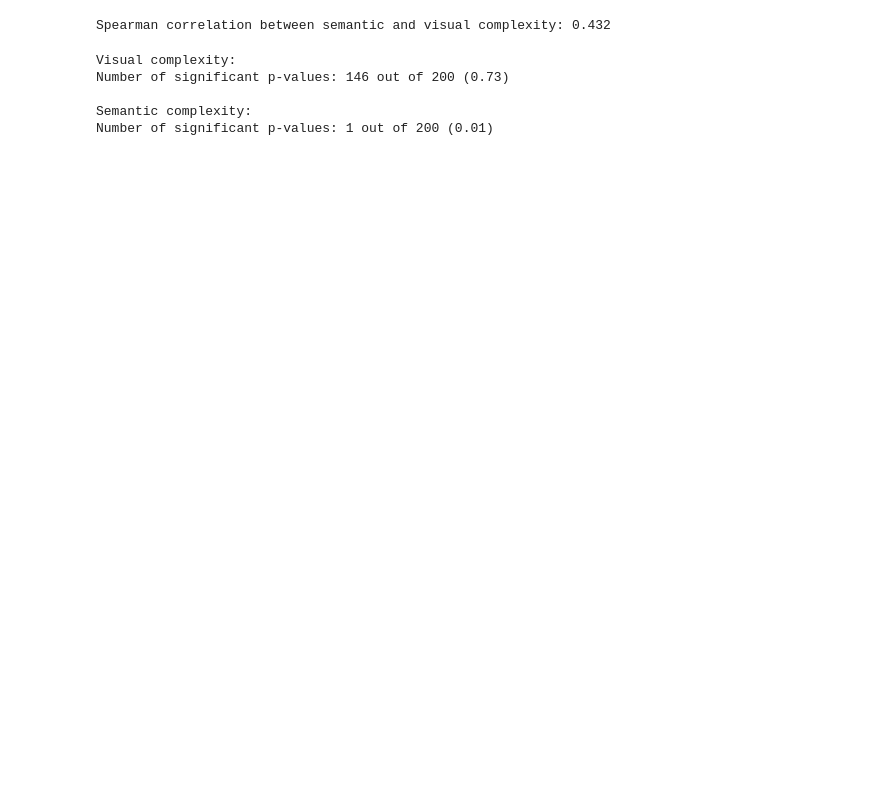
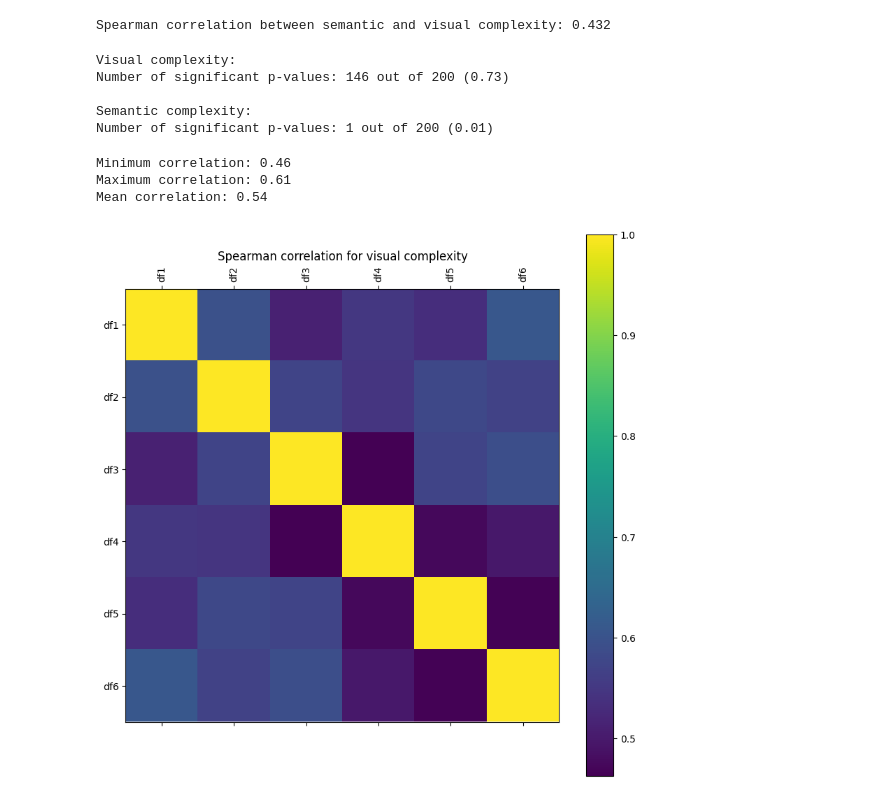
Before and after one commit to KarahanS/Visual-Genome-Python-Driver, a Jupyter notebook: notebooks/experiment/data/data_reader.ipynb, the cells around one changed output. Drawn from its saved outputs; the diff is of its cells as text; code cells hidden in the pictures; blank space fills up the shorter version.

```diff
--- a/notebooks/experiment/data/data_reader.ipynb
+++ b/notebooks/experiment/data/data_reader.ipynb
@@ -417,3 +454,77 @@ Number of significant p-values: 146 out of 200 (0.73)
 
 Semantic complexity:
 Number of significant p-values: 1 out of 200 (0.01)
+# %%
+# measure the correlation between different methods
+
+name = "vis"
+
+df1 = pd.read_csv(f"{name}_1.csv")
+df2 = pd.read_csv(f"{name}_2.csv")
+df3 = pd.read_csv(f"{name}_3.csv")
+df4= pd.read_csv(f"{name}_4.csv")
+df5= pd.read_csv(f"{name}_5.csv")
+df6 = pd.read_csv(f"{name}_6.csv")
+
+# take images which appaer in all dataframes
+images = []
+for i in range(1, 7):
+    images.append(set(eval(f"df{i}['image_id']")))
+
+images = list(set.intersection(*images))
+df1_ratings = []
+df2_ratings = []
+df3_ratings = []
+df4_ratings = []
+df5_ratings = []
+df6_ratings = []
+
+for image in images:
+    df1_ratings.append(df1[df1['image_id'] == image]['normalized_rating'].values[0])
+    df2_ratings.append(df2[df2['image_id'] == image]['normalized_rating'].values[0])
+    df3_ratings.append(df3[df3['image_id'] == image]['normalized_rating'].values[0])
+    df4_ratings.append(df4[df4['image_id'] == image]['normalized_rating'].values[0])
+    df5_ratings.append(df5[df5['image_id'] == image]['normalized_rating'].values[0])
+    df6_ratings.append(df6[df6['image_id'] == image]['normalized_rating'].values[0])
+
+# create a new dataframe
+df = pd.DataFrame()
+df['image_id'] = images
+df['df1'] = df1_ratings
+df['df2'] = df2_ratings
+df['df3'] = df3_ratings
+df['df4'] = df4_ratings
+df['df5'] = df5_ratings
+df['df6'] = df6_ratings
+
+# drop image_id
+df = df.drop('image_id', axis=1)
+# calculate spearman correlation heatmap
+corr = df.corr(method='spearman')
+import matplotlib.pyplot as plt
+plt.figure(figsize=(10, 10))
+plt.matshow(corr, fignum=1)
+plt.xticks(range(len(corr.columns)), corr.columns, rotation='vertical')
+plt.yticks(range(len(corr.columns)), corr.columns)
+plt.title(f"Spearman correlation for visual complexity")
+plt.colorbar()
+
+# report minimum and maximum correlation
+# for minimum ignore image_id
+
+min_corr = corr.values.min()
+# get max but ignore diagonal
+np.fill_diagonal(corr.values, np.nan)
+max_corr = np.nanmax(corr.values)
+print(f"Minimum correlation: {min_corr:.2f}")
+print(f"Maximum correlation: {max_corr:.2f}")
+
+# print mean correlation ignoring nans
+corr = corr.stack()
+mean_corr = np.mean(corr.values)
+print(f"Mean correlation: {mean_corr:.2f}")
+# %% [output]
+Minimum correlation: 0.46
+Maximum correlation: 0.61
+Mean correlation: 0.54
+[figure, added]
```
Also changed, not shown: parts of 9 cells of this notebook, 14 other files.
